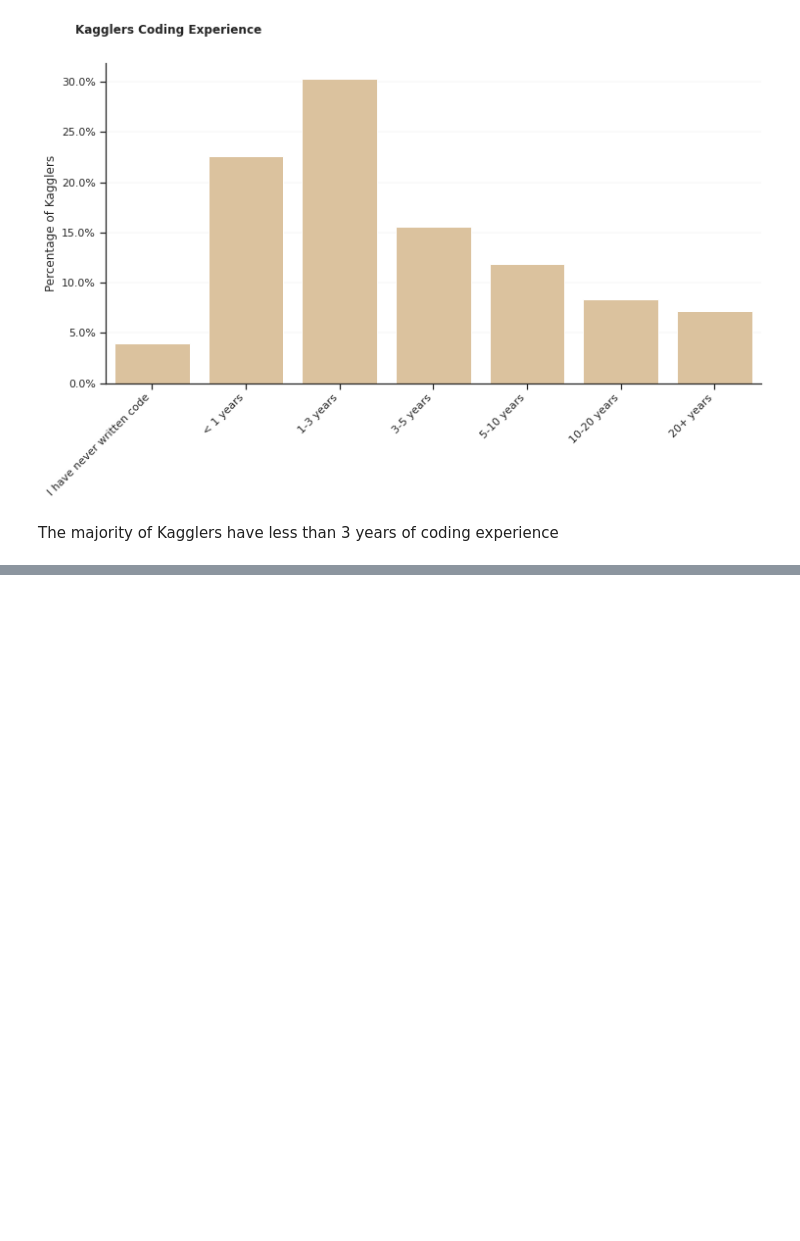
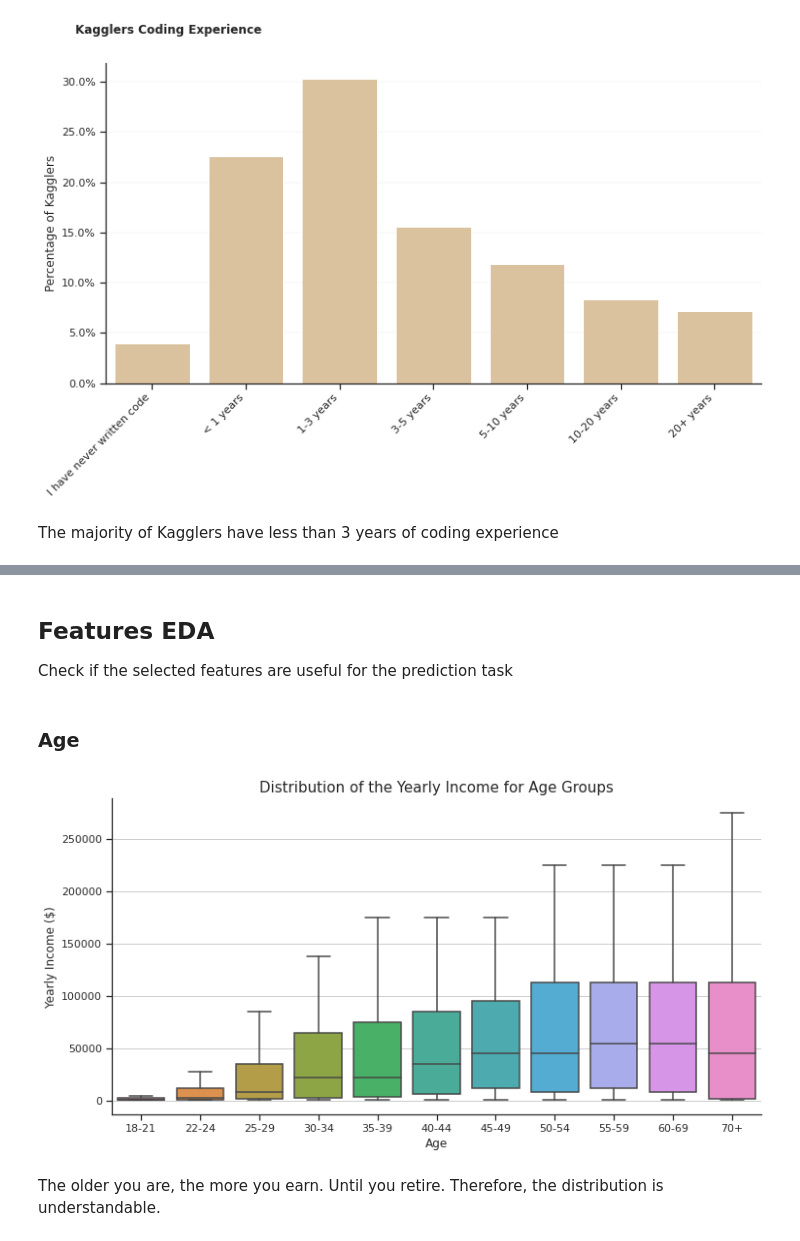
Before and after one commit to StephRoos/Data-Science, a Jupyter notebook: Kaggle_Survey/2021_Kaggle_Survey_Analysis.ipynb, the cells around one changed output, grey strips where cells are left out. Drawn from its saved outputs; the diff is of its cells as text; code cells hidden in the pictures; blank space fills up the shorter version.

Commit message:
Adding Data Preprocessing Target and Age

```diff
--- a/Kaggle_Survey/2021_Kaggle_Survey_Analysis.ipynb
+++ b/Kaggle_Survey/2021_Kaggle_Survey_Analysis.ipynb
@@ -350,0 +376,9 @@ The majority of Kagglers have less than 3 years of coding experience
+# %%
+# Drop the NaN values
+df = df.dropna(subset='Salary')
+
+# Is there any student left with a salary ?
+print(np.sum(df['Profession'] == 'Student'))
+
+# Is there any unemployed kaggler left with a salary ?
+print(np.sum(df['Profession'] == 'Currently not employed'))
@@ -351,19 +390,8 @@ The majority of Kagglers have less than 3 years of coding experience
 # %%
-# Replace '$',',','>' in 'Q25' column
-df_a = df_a.dropna(subset=['Q25'])
-df_a['Salary_cleaned'] = df_a['Q25'].apply(lambda x: str(x).replace('$','').replace(',','').replace('>','').strip())
+Salary_cleaned = df['Salary'].apply(lambda x: str(x).replace('$','').replace(',','').replace('>','').strip())
 
 #create min range, max range and mean for salary
-df_a['Salary_min'] = df_a['Salary_cleaned'].apply(lambda x: int(x.split('-')[0]) if '-' in str(x) else int(x))
-df_a['Salary_max'] = df_a['Salary_cleaned'].apply(lambda x: int(x.split('-')[1]) if '-' in str(x) else int(x))
-df_a['Approx_salary'] = np.ceil((df_a['Salary_min'] + df_a['Salary_max']) / 2).astype(int)
-
-#Create a table with approximate salary of Kagglers
-df_salary = pd.DataFrame(df_a.groupby('Approx_salary', dropna = False).size())
-df_salary.index.name = 'Salary'
-df_salary.columns = ['Kagglers']
-
-df_salary = np.round(df_salary/ df_salary.sum() *100, 1)
-df_salary.sort_index(ascending=True, inplace=True)
-
-#df_salary = np.round(df_salary/ df_salary.sum() *100, 1)
+Salary_min = Salary_cleaned.apply(lambda x: int(x.split('-')[0]) if '-' in str(x) else int(x))
+Salary_max = Salary_cleaned.apply(lambda x: int(x.split('-')[1]) if '-' in str(x) else int(x))
+df['Approx_salary'] = np.ceil((Salary_min + Salary_max) / 2).astype(int)
+df.drop(columns='Salary', inplace=True)
@@ -507,0 +407,22 @@ reg.score(X, y)
+# %% [markdown]
+## Features EDA
+Check if the selected features are useful for the prediction task
+# %% [markdown]
+### Age
+# %%
+order = ['18-21', '22-24', '25-29', '30-34','35-39', '40-44', '45-49', '50-54', '55-59', '60-69', '70+']
+
+fig, ax = plt.subplots(1,1, figsize=(12, 6))
+custom_params = {"axes.spines.right": False, "axes.spines.top": False}
+sns.set_theme(style="ticks", palette="Set2", rc=custom_params)
+ax.grid(axis='y', linestyle='-', alpha=1)
+
+sns.boxplot(x='Age', y='Approx_salary', data=df, order=order, showfliers=False)
+plt.ylabel("Yearly Income ($)", fontsize=12)
+plt.xlabel("Age", fontsize=12)
+plt.title("Distribution of the Yearly Income for Age Groups", fontsize=15)
+plt.show()
+# %% [output]
+[figure, added]
+# %% [markdown]
+The older you are, the more you earn. Until you retire. Therefore, the distribution is understandable.
```
Also changed, not shown: parts of 23 cells of this notebook.
